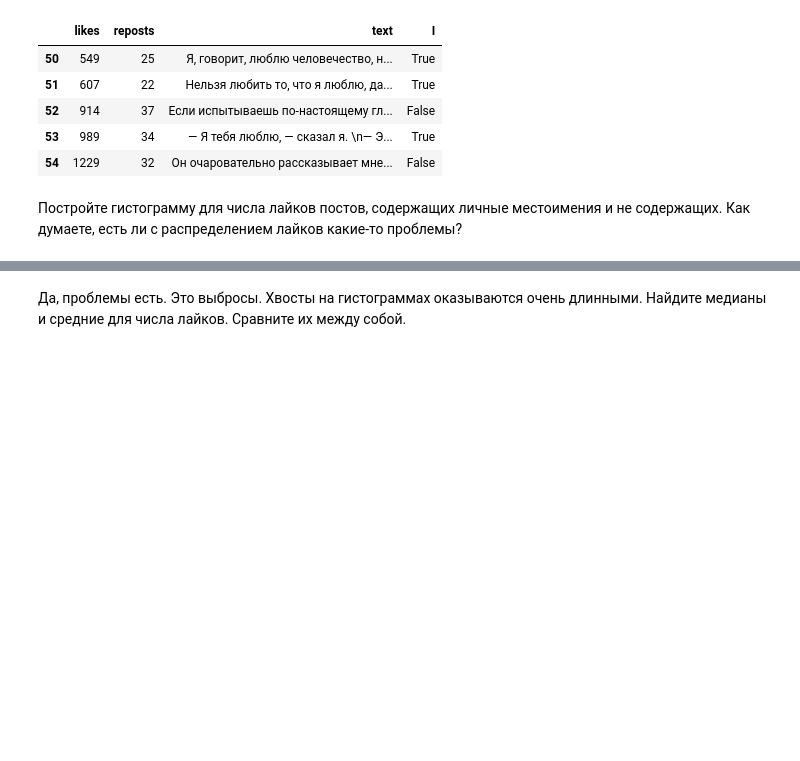
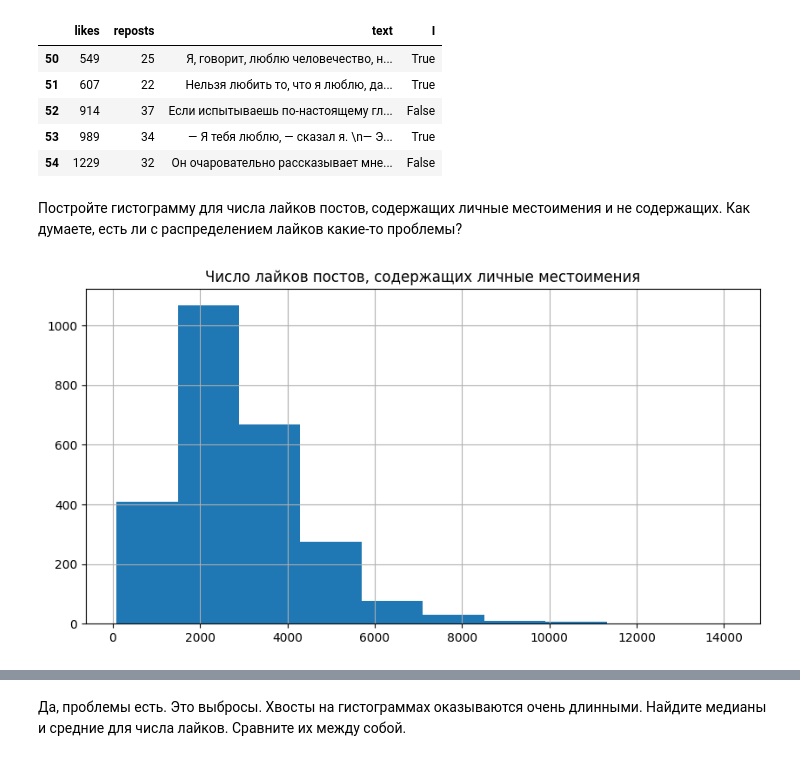
Before and after one commit to Kulikov17/MLDS_math_2022, a Jupyter notebook: hw_matstat/hw-02-kulikov-dmitry.ipynb, the cells around one changed output, grey strips where cells are left out. Saved outputs shown, nothing was run; the diff lists cells and outputs as text; code cells hidden in the pictures; blank space fills up the shorter version.

```diff
--- a/hw_matstat/hw-02-kulikov-dmitry.ipynb
+++ b/hw_matstat/hw-02-kulikov-dmitry.ipynb
@@ -261,7 +261,10 @@ df.head()
 # %% [markdown]
 Постройте гистограмму для числа лайков постов, содержащих личные местоимения и не содержащих. Как думаете, есть ли с распределением лайков какие-то проблемы?
 # %%
-### ╰( ͡° ͜ʖ ͡° )つ▬▬ι═══════  bzzzzzzzzzz
-# will the code be with you
-
-# your code here
+x = df[df['I'] == True]['likes'] # содержит местоимения
+y = df[df['I'] == False]['likes'] # не содержит местоимения
+# %%
+x.hist(figsize=(10, 5))
+plt.title('Число лайков постов, содержащих личные местоимения');
+# %% [output]
+[figure, added]
```
Also changed, not shown: parts of 20 cells of this notebook.
